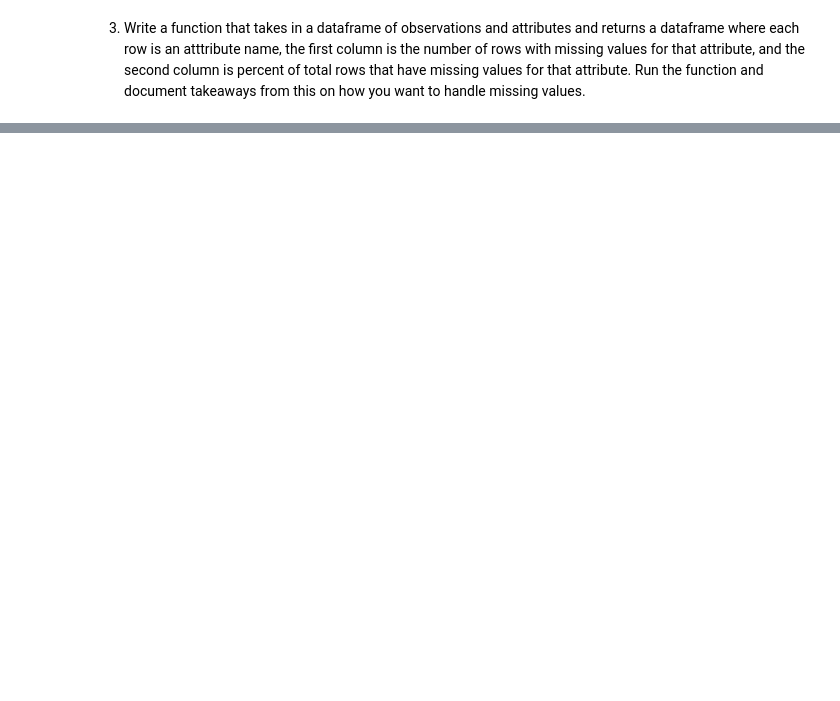
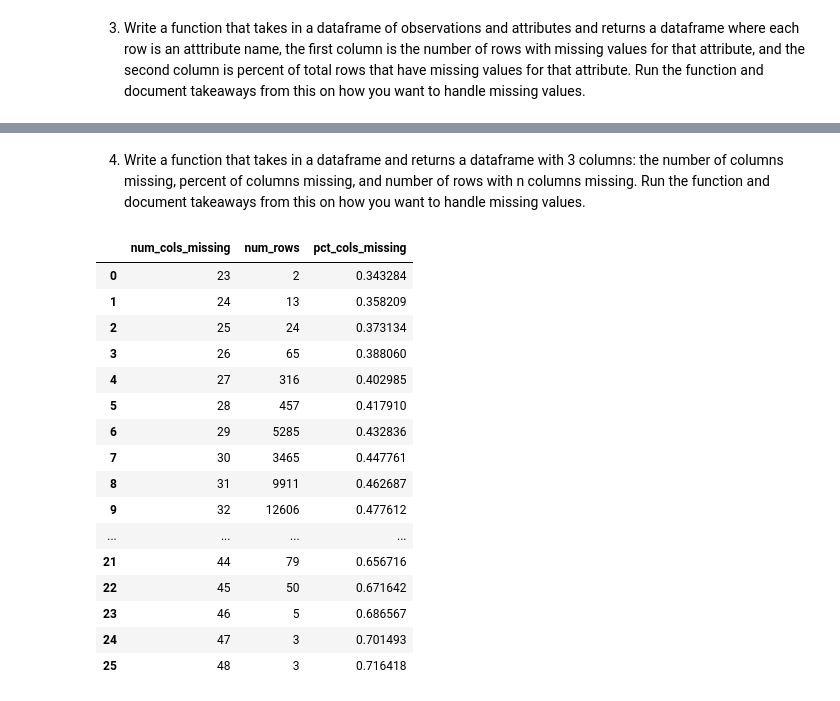
Before and after one commit to watermanbrandyn/clustering-exercises, a Jupyter notebook: zillow.ipynb, the cells around one changed output, grey strips where cells are left out. Drawn from its saved outputs; the diff is of its cells as text; code cells hidden in the pictures; blank space fills up the shorter version.

```diff
--- a/zillow.ipynb
+++ b/zillow.ipynb
@@ -123,0 +161,9 @@ plt.tight_layout()
+# %% [markdown]
+4. Write a function that takes in a dataframe and returns a dataframe with 3 columns: the number of columns missing, percent of columns missing, and number of rows with n columns missing. Run the function and document takeaways from this on how you want to handle missing values.
+# %%
+def cols_missing(df):
+    df2 = pd.DataFrame(df.isnull().sum(axis=1), columns = ['num_cols_missing']).reset_index()\
+    .groupby('num_cols_missing').count().reset_index().\
+    rename(columns = {'index': 'num_rows'})
+    df2['pct_cols_missing'] = df2.num_cols_missing/df.shape[1]
+    return df2
@@ -123,0 +177,20 @@ plt.tight_layout()
+# %%
+cols_missing(zillow)
+# %% [output]
+|  | num_cols_missing | num_rows | pct_cols_missing |
+| 0 | 23 | 2 | 0.343284 |
+| 1 | 24 | 13 | 0.358209 |
+| 2 | 25 | 24 | 0.373134 |
+| 3 | 26 | 65 | 0.388060 |
+| 4 | 27 | 316 | 0.402985 |
+| 5 | 28 | 457 | 0.417910 |
+| 6 | 29 | 5285 | 0.432836 |
+| 7 | 30 | 3465 | 0.447761 |
+| 8 | 31 | 9911 | 0.462687 |
+| 9 | 32 | 12606 | 0.477612 |
+| ... | ... | ... | ... |
+| 21 | 44 | 79 | 0.656716 |
+| 22 | 45 | 50 | 0.671642 |
+| 23 | 46 | 5 | 0.686567 |
+| 24 | 47 | 3 | 0.701493 |
+| 25 | 48 | 3 | 0.716418 |
```
Also changed, not shown: parts of 34 cells of this notebook.
